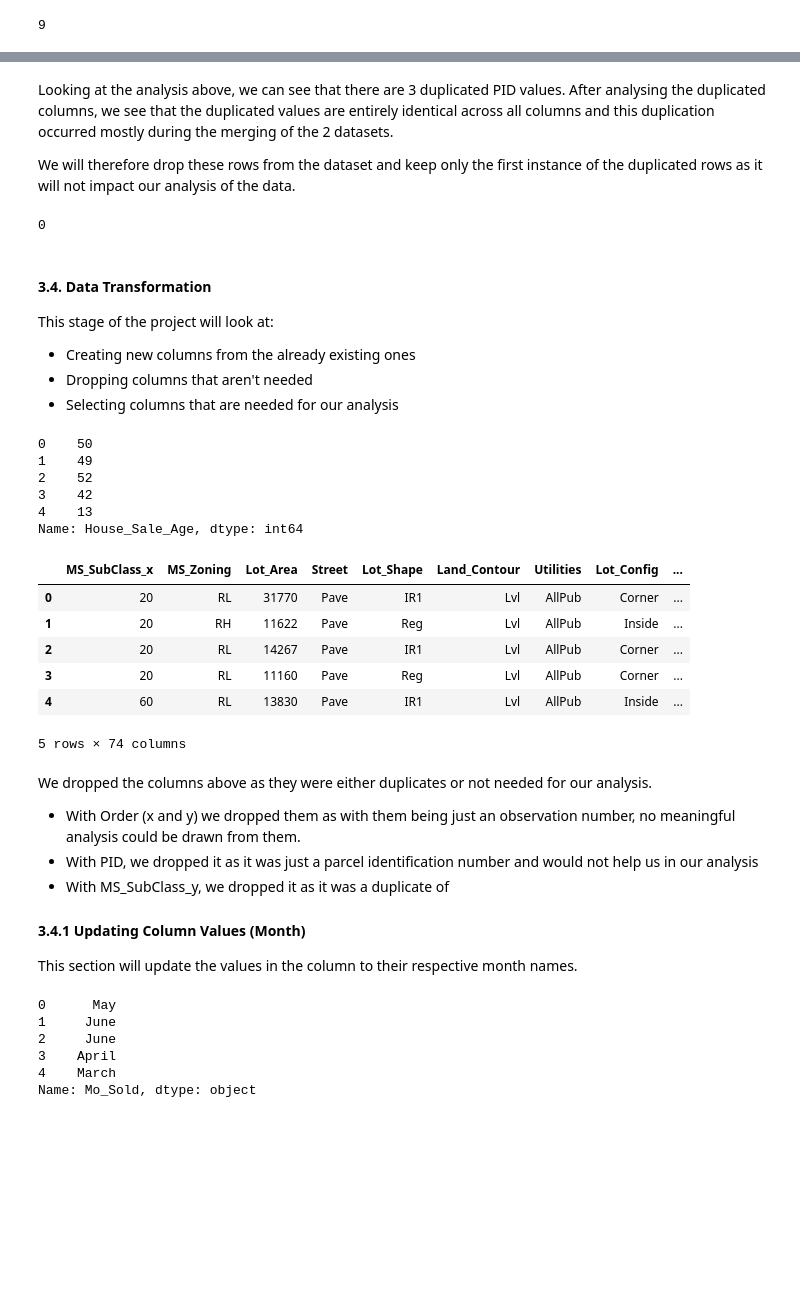
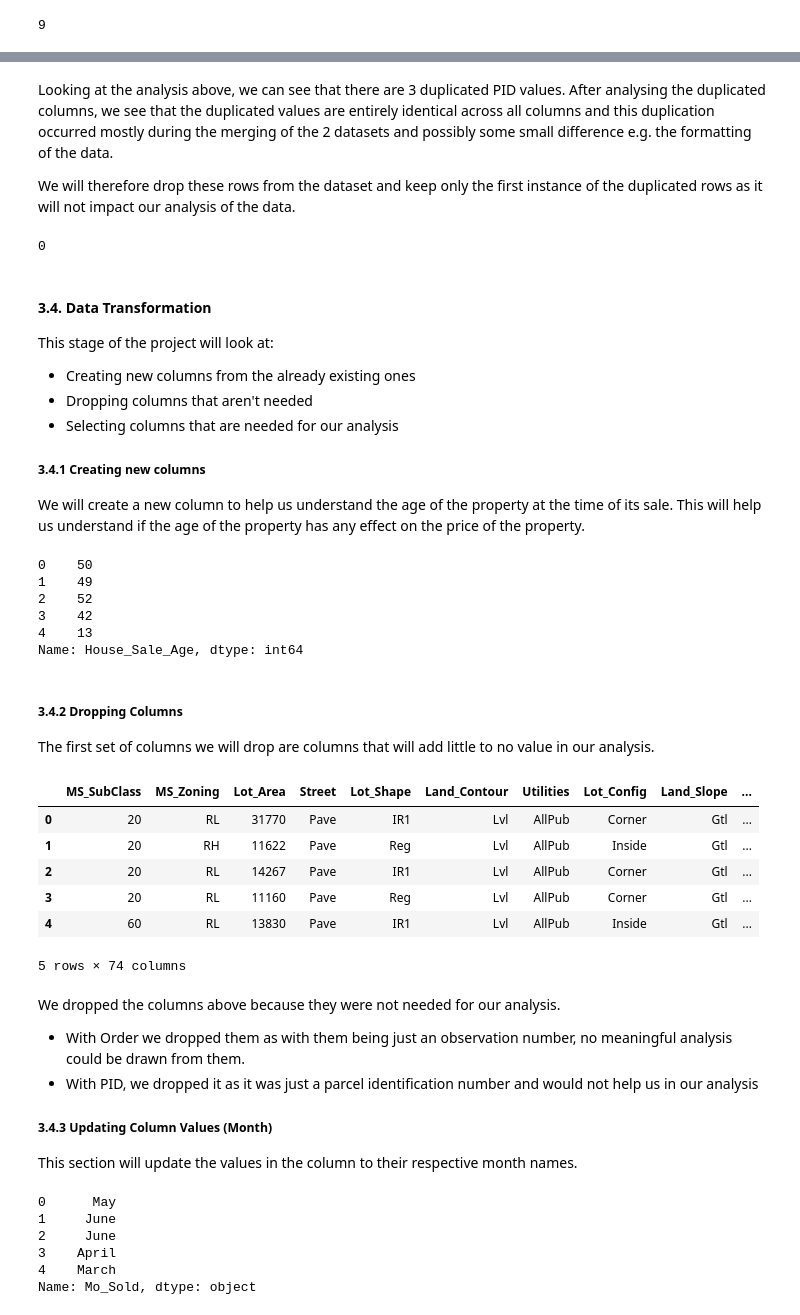
Before and after one commit to rongachoka/House_Prices_Dataset_-coursework-, a Jupyter notebook: index.ipynb, the cells around one changed output, grey strips where cells are left out. Cells and saved outputs as stored; diff of their text form; code cells hidden in the pictures; blank space fills up the shorter version.

```diff
--- a/index.ipynb
+++ b/index.ipynb
@@ -314,7 +314,7 @@ else:
 Both PID and MS SubClass are identical in both df
 # %%
 # Merging both the housing and sales dataframes
-df = housing_df.merge(sales_df, on="PID",
+df = housing_df.merge(sales_df, on=["PID","MS_SubClass","Order"],
                              how="inner")
 df.head()
 # %% [output]
@@ -674,6 +674,6 @@ df[df.duplicated(subset=["PID","Year_Built","Yr_Sold"], keep=False)]
 # %% [markdown]
 Looking at the analysis above, we can see that there are 3 duplicated PID values.
-After analysing the duplicated columns, we see that the duplicated values are entirely identical across  all columns and this duplication occurred mostly during the merging of the 2 datasets.
+After analysing the duplicated columns, we see that the duplicated values are entirely identical across  all columns and this duplication occurred mostly during the merging of the 2 datasets and possibly some small difference e.g. the formatting of the data.
 
 We will therefore drop these rows from the dataset and keep only the first instance of the duplicated rows as it will not impact our analysis of the data.
 # %%
@@ -691,6 +691,10 @@ This stage of the project will look at:
 - Creating new columns from the already existing ones
 - Dropping columns that aren't needed
 - Selecting columns that are needed for our analysis
+
+##### 3.4.1 Creating new columns
+
+We will create a new column to help us understand the age of the property at the time of its sale. This will help us understand if the age of the property has any effect on the price of the property.
 # %%
 df["House_Sale_Age"] = df["Yr_Sold"] - df["Year_Built"]
 df["House_Sale_Age"].head()
@@ -701,27 +705,31 @@ df["House_Sale_Age"].head()
 3    42
 4    13
 Name: House_Sale_Age, dtype: int64
+# %% [markdown]
+##### 3.4.2 Dropping Columns
+
+The first set of columns we will drop are columns that will add little to no value in our analysis.
 # %%
 # Dropping Columns
-cols_to_drop = ["Order_x","Order_y","PID","MS_SubClass_y"]
+cols_to_drop = ["Order","PID"]
 
 df.drop(columns=cols_to_drop, inplace=True)
 df.head()
 # %% [output]
-|  | MS_SubClass_x | MS_Zoning | Lot_Area | Street | Lot_Shape | Land_Contour | Utilities | Lot_Config | ... |
-| 0 | 20 | RL | 31770 | Pave | IR1 | Lvl | AllPub | Corner | ... |
-| 1 | 20 | RH | 11622 | Pave | Reg | Lvl | AllPub | Inside | ... |
-| 2 | 20 | RL | 14267 | Pave | IR1 | Lvl | AllPub | Corner | ... |
-| 3 | 20 | RL | 11160 | Pave | Reg | Lvl | AllPub | Corner | ... |
-| 4 | 60 | RL | 13830 | Pave | IR1 | Lvl | AllPub | Inside | ... |
+|  | MS_SubClass | MS_Zoning | Lot_Area | Street | Lot_Shape | Land_Contour | Utilities | Lot_Config | Land_Slope | ... |
+| 0 | 20 | RL | 31770 | Pave | IR1 | Lvl | AllPub | Corner | Gtl | ... |
+| 1 | 20 | RH | 11622 | Pave | Reg | Lvl | AllPub | Inside | Gtl | ... |
+| 2 | 20 | RL | 14267 | Pave | IR1 | Lvl | AllPub | Corner | Gtl | ... |
+| 3 | 20 | RL | 11160 | Pave | Reg | Lvl | AllPub | Corner | Gtl | ... |
+| 4 | 60 | RL | 13830 | Pave | IR1 | Lvl | AllPub | Inside | Gtl | ... |
 5 rows × 74 columns
 # %% [markdown]
-We dropped the columns above as they were either duplicates or not needed for our analysis.
-- With Order (x and y) we dropped them as with them being just an observation number, no meaningful analysis could be drawn from them.
+We dropped the columns above because they were not needed for our analysis.
+- With Order we dropped them as with them being just an observation number, no meaningful analysis could be drawn from them.
 - With PID, we dropped it as it was just a parcel identification number and would not help us in our analysis
-- With MS_SubClass_y, we dropped it as it was a duplicate of
 
-#### 3.4.1 Updating Column Values (Month)
+
+##### 3.4.3 Updating Column Values (Month)
 
 This section will update the values in the column to their respective month names.
 # %%
```
Also changed, not shown: parts of 37 cells of this notebook, 5 other files.
